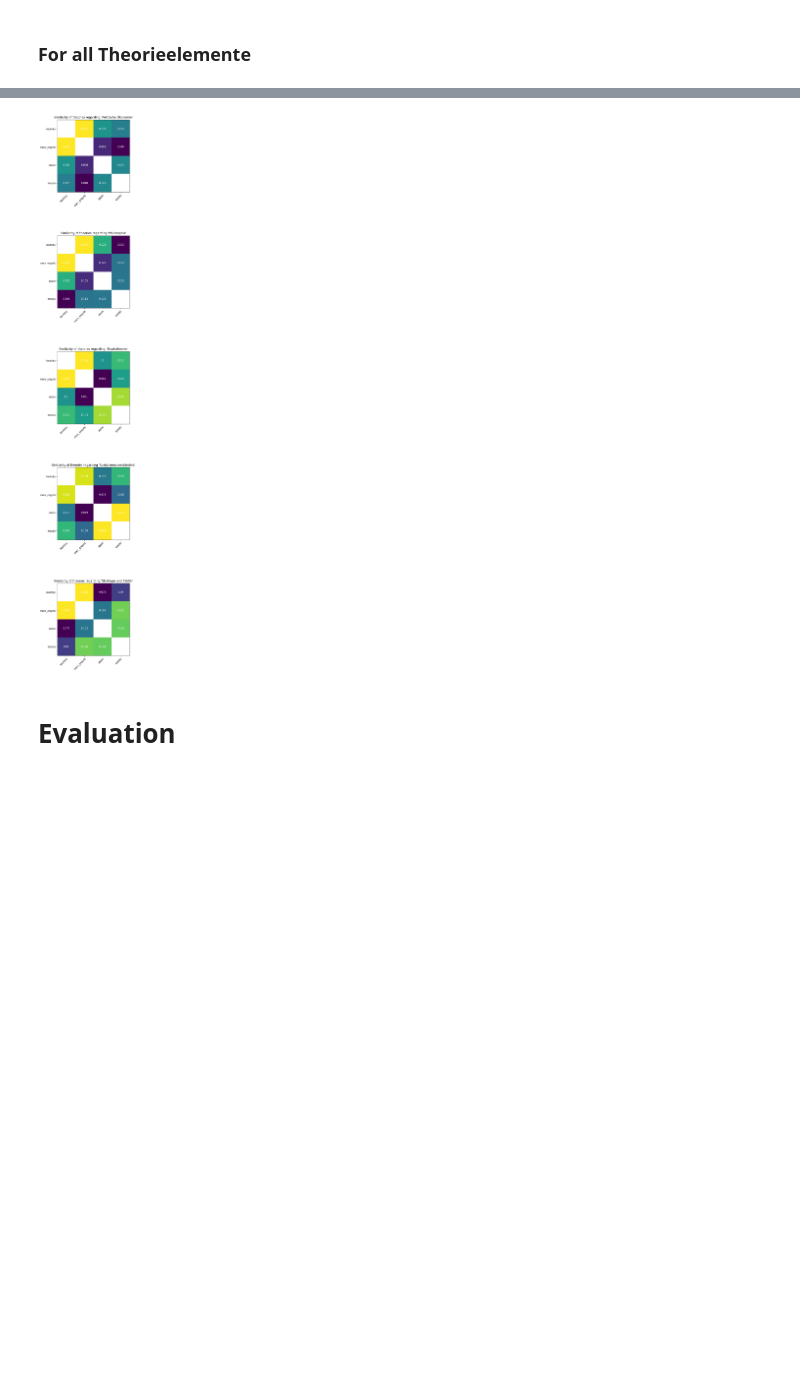
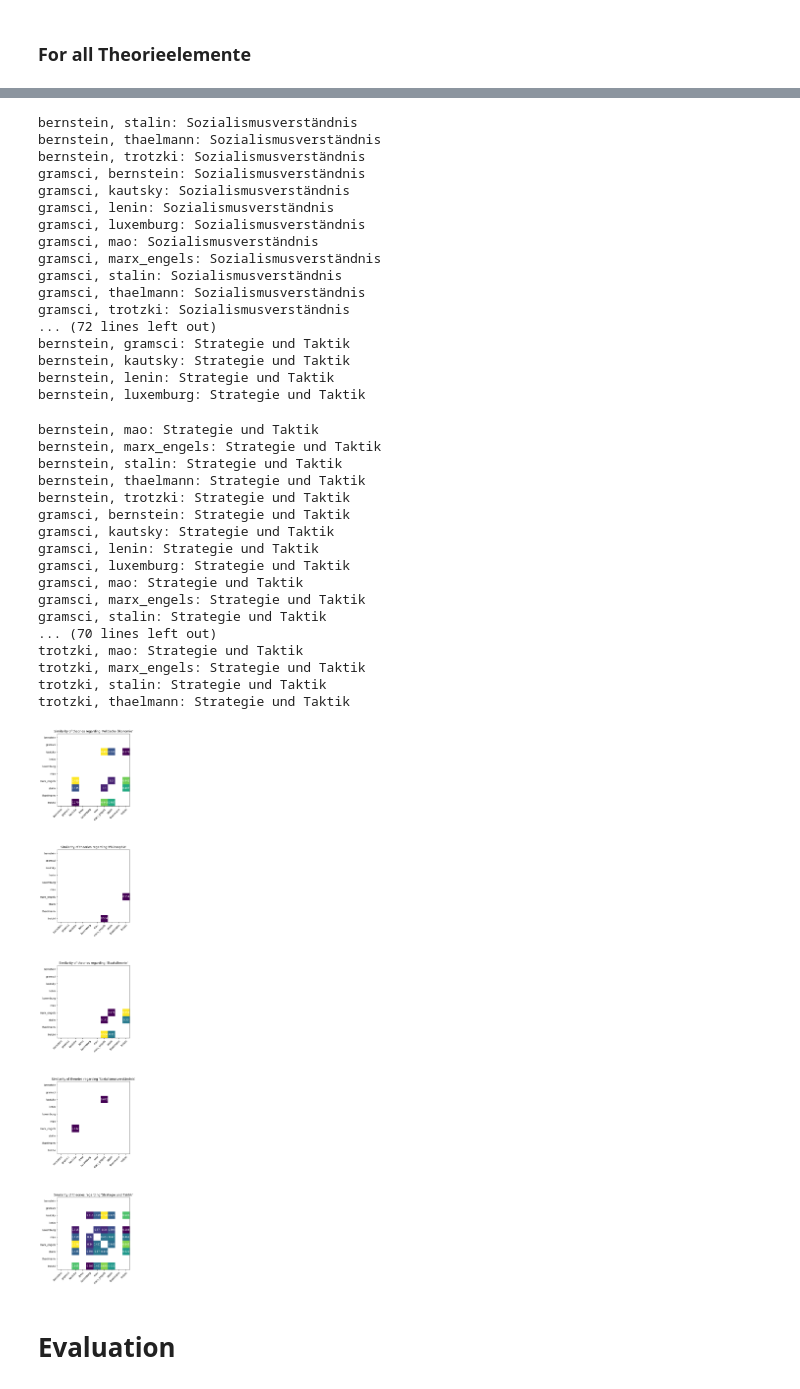
Before and after one commit to heinp/germarxcor, a Jupyter notebook: code/theory_embeddings.ipynb, the cells around one changed output, grey strips where cells are left out. Drawn from its saved outputs; the diff is of its cells as text; code cells hidden in the pictures; blank space fills up the shorter version.

```diff
--- a/code/theory_embeddings.ipynb
+++ b/code/theory_embeddings.ipynb
@@ -28,3 +36,11 @@ authors = sorted(["marx_engels", "stalin", "trotzki", "kautsky", "lenin", "grams
+# %%
+all_terms_weird = {"Politische Ökonomie": ["wert", "schuh", "nase"],
+             "Philosophie": ["dialektik", "messer", "regen"],
+             "Staatstheorie": ["staat", "ei", "stuhl"],
+             "Sozialismusverständnis": ["sozialismus", "mehl"],
+             "Strategie und Taktik": ["revolution", "baum", "haus"]}
+all_terms_weird = {cat: [w+"_n" for w in words] for cat, words in all_terms_weird.items()}
+term_cats_weird = sorted(all_terms.keys())
 # %% [markdown]
 # Create wordembeddings for subcorpora
 # %% [markdown]
@@ -174,6 +192,7 @@ combs = list(combinations(authors, 2))
 # %%
 terms = sorted(list(set([t for ts in all_terms.values() for t in ts])))
 authors = ["marx_engels", "stalin", "trotzki", "kautsky"]
+combs = combinations(authors, 2)
 
 col_names = ["term", "topN"] + ["-".join(pair) for pair in combs]
 data = pd.DataFrame(columns=col_names)
@@ -328,7 +339,7 @@ def theory_similarity(a1, a2, element, method="cos", threshold=None):
     elif method == "rls":
         n = 1000
 
-    terms = all_terms[element]
+    terms = all_terms_weird[element]
     if method in ["cos", "rls"]:
         te = TheoryEmbeddings({a1: models[a1], a2: models[a2]}, terms, word_number=n, min_similarity=threshold)
 
@@ -402,14 +413,14 @@ plt.show()
 # "rls" for ranked list similarity between most similar words
 # "aa"  for cosine between annotated keywords in model trained on whole corpus
 # "cnt" for cosine between count vectors
-method = "cnt_p"
+method = "cos"
 
 # minimal similarity for similar words to be taken into account
 # use None if it shouldnt be used
-threshold = None
+threshold = .4
 
-these_authors = sorted(["marx_engels", "stalin", "trotzki", "kautsky"])
-# these_authors = sorted(["marx_engels", "stalin", "trotzki", "kautsky", "lenin", "gramsci", "luxemburg", "thaelmann", "bernstein", "mao"])
+#these_authors = sorted(["marx_engels", "stalin", "trotzki", "kautsky"])
+these_authors = sorted(["marx_engels", "stalin", "trotzki", "kautsky", "lenin", "gramsci", "luxemburg", "thaelmann", "bernstein", "mao"])
 
 
 if method in ["aa", "cnt", "cnt_p"] and threshold is not None:
@@ -460,9 +471,9 @@ if threshold is not None and method not in  ["aa", "cnt", "cnt_p"]:
 
 #fig.tight_layout()
 plt.subplots_adjust(hspace=.6)
-plt.savefig(f"figures/similarity_heatmap_{method_label}.pdf")
+plt.savefig(f"figures/similarity_heatmap_{method_label}_weird.pdf")
 
 # store data
-with open(f"similarities_{method_label}.json", "w") as json_file:
+with open(f"similarities_{method_label}_weird.json", "w") as json_file:
     json.dump(results, json_file)
 # %% [output]
@@ -486,4 +546,38 @@ reform_n
+bernstein, stalin: Sozialismusverständnis
+bernstein, thaelmann: Sozialismusverständnis
+bernstein, trotzki: Sozialismusverständnis
+gramsci, bernstein: Sozialismusverständnis
+gramsci, kautsky: Sozialismusverständnis
+gramsci, lenin: Sozialismusverständnis
+gramsci, luxemburg: Sozialismusverständnis
+gramsci, mao: Sozialismusverständnis
+gramsci, marx_engels: Sozialismusverständnis
+gramsci, stalin: Sozialismusverständnis
+gramsci, thaelmann: Sozialismusverständnis
+gramsci, trotzki: Sozialismusverständnis
+... (72 lines left out)
+bernstein, gramsci: Strategie und Taktik
+bernstein, kautsky: Strategie und Taktik
+bernstein, lenin: Strategie und Taktik
+bernstein, luxemburg: Strategie und Taktik
+bernstein, mao: Strategie und Taktik
+bernstein, marx_engels: Strategie und Taktik
+bernstein, stalin: Strategie und Taktik
+bernstein, thaelmann: Strategie und Taktik
+bernstein, trotzki: Strategie und Taktik
+gramsci, bernstein: Strategie und Taktik
+gramsci, kautsky: Strategie und Taktik
+gramsci, lenin: Strategie und Taktik
+gramsci, luxemburg: Strategie und Taktik
+gramsci, mao: Strategie und Taktik
+gramsci, marx_engels: Strategie und Taktik
+gramsci, stalin: Strategie und Taktik
+... (70 lines left out)
+trotzki, mao: Strategie und Taktik
+trotzki, marx_engels: Strategie und Taktik
+trotzki, stalin: Strategie und Taktik
+trotzki, thaelmann: Strategie und Taktik
-[figure, old version]
+[figure, new version]
 # %% [markdown]
 # Evaluation
 # %% [markdown]
```
Also changed, not shown: parts of 25 cells of this notebook, 12 other files.
